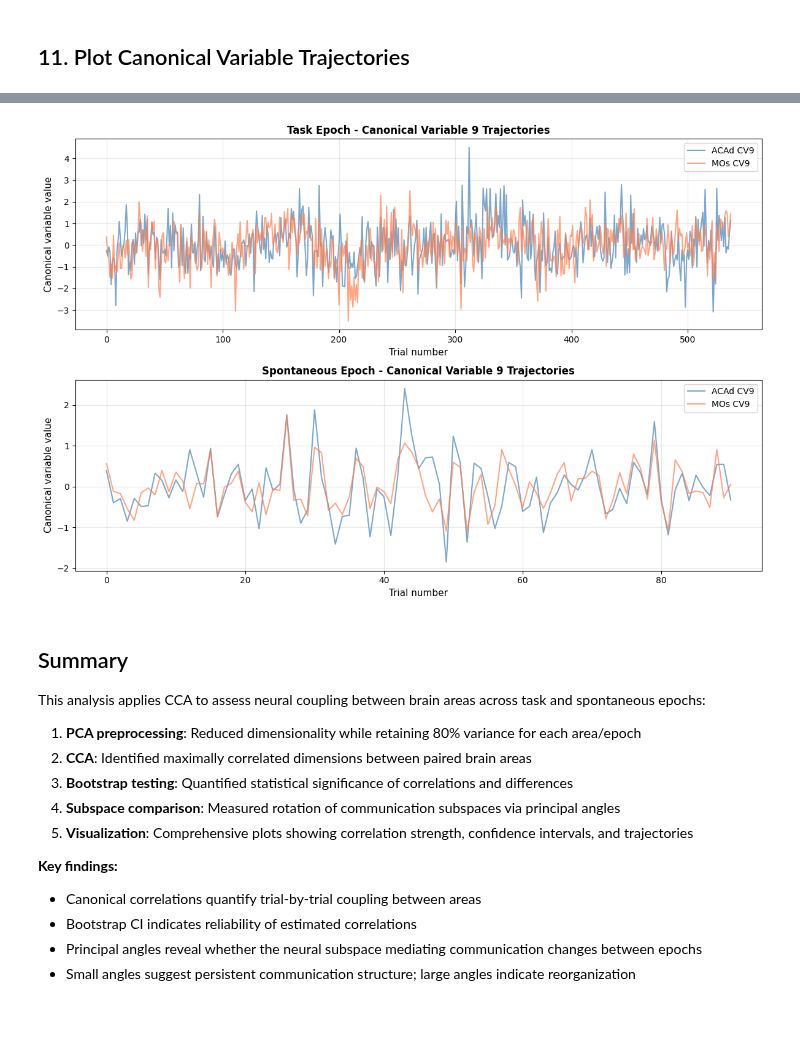
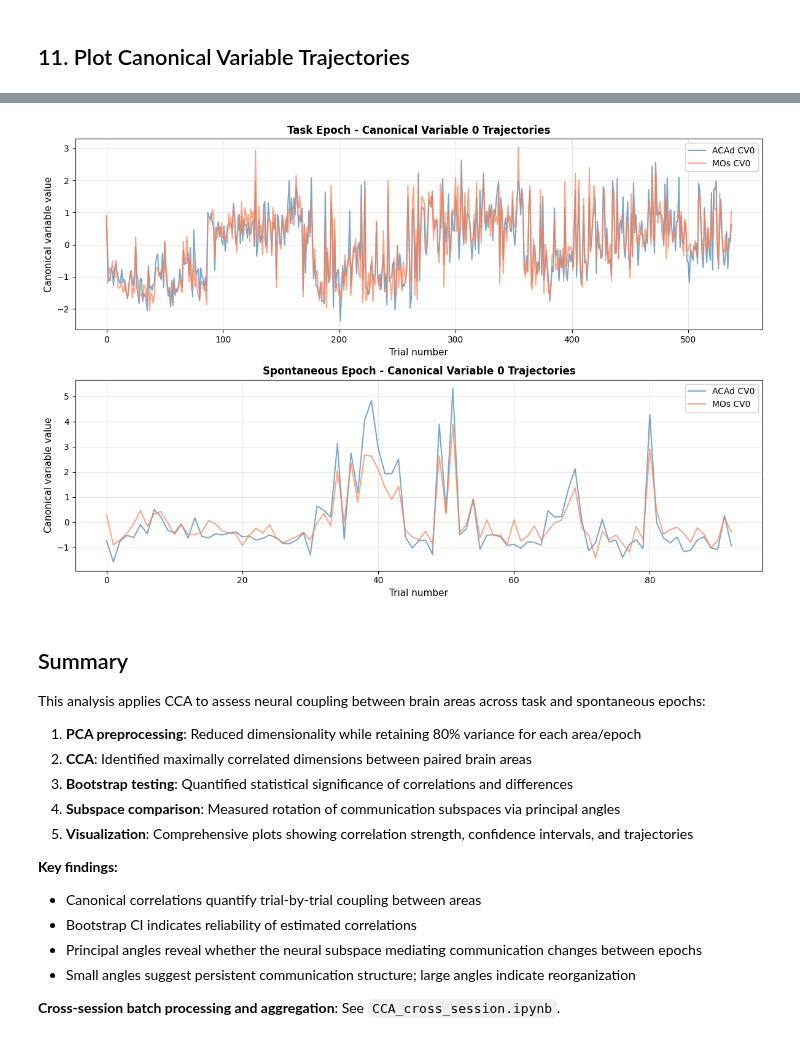
Before and after one commit to AllenInstitute/dynamic_routing_analysis, a Jupyter notebook: notebooks/CCA_by_claude.ipynb, the cells around one changed output, grey strips where cells are left out. Cells and saved outputs as stored; diff of their text form; code cells hidden in the pictures.

```diff
--- a/notebooks/CCA_by_claude.ipynb
+++ b/notebooks/CCA_by_claude.ipynb
@@ -756,31 +755,31 @@ plt.show()
 # %%
 # Plot time series of canonical variables (first component)
-plot_component=9
+plot_component=0
 
 fig, axes = plt.subplots(2, 1, figsize=(12, 8))
 
 # Task
 axes[0].plot(A_task_c[:, plot_component], label=f'{struct1} CV{plot_component}', linewidth=1.5, alpha=0.7, color='steelblue')
 axes[0].plot(B_task_c[:, plot_component], label=f'{struct2} CV{plot_component}', linewidth=1.5, alpha=0.7, color='coral')
 axes[0].set_xlabel('Trial number', fontsize=11)
 axes[0].set_ylabel('Canonical variable value', fontsize=11)
 axes[0].set_title(f'Task Epoch - Canonical Variable {plot_component} Trajectories', fontsize=12, fontweight='bold')
 axes[0].legend(fontsize=10)
 axes[0].grid(alpha=0.3)
 
 # Spontaneous
 axes[1].plot(A_spont_c[:, plot_component], label=f'{struct1} CV{plot_component}', linewidth=1.5, alpha=0.7, color='steelblue')
 axes[1].plot(B_spont_c[:, plot_component], label=f'{struct2} CV{plot_component}', linewidth=1.5, alpha=0.7, color='coral')
 axes[1].set_xlabel('Trial number', fontsize=11)
 axes[1].set_ylabel('Canonical variable value', fontsize=11)
 axes[1].set_title(f'Spontaneous Epoch - Canonical Variable {plot_component} Trajectories', fontsize=12, fontweight='bold')
 axes[1].legend(fontsize=10)
 axes[1].grid(alpha=0.3)
 
 plt.tight_layout()
 plt.show()
 # %% [output]
-[figure, old version]
+[figure, new version]
 # %% [markdown]
 ## Summary
 
@@ -797,6 +796,8 @@ This analysis applies CCA to assess neural coupling between brain areas across t
 - Bootstrap CI indicates reliability of estimated correlations
 - Principal angles reveal whether the neural subspace mediating communication changes between epochs
 - Small angles suggest persistent communication structure; large angles indicate reorganization
+
+**Cross-session batch processing and aggregation**: See `CCA_cross_session.ipynb`.
 # %%
 # Optional: Save results for further analysis
 results = {
```
Also changed, not shown: parts of 61 cells of this notebook, 8 other files.
